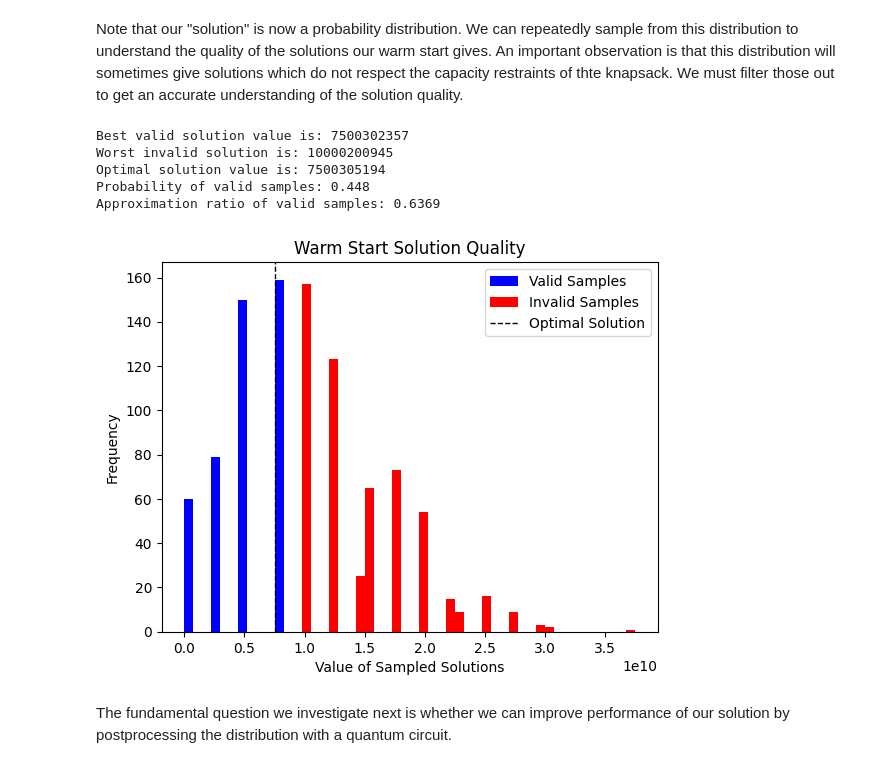
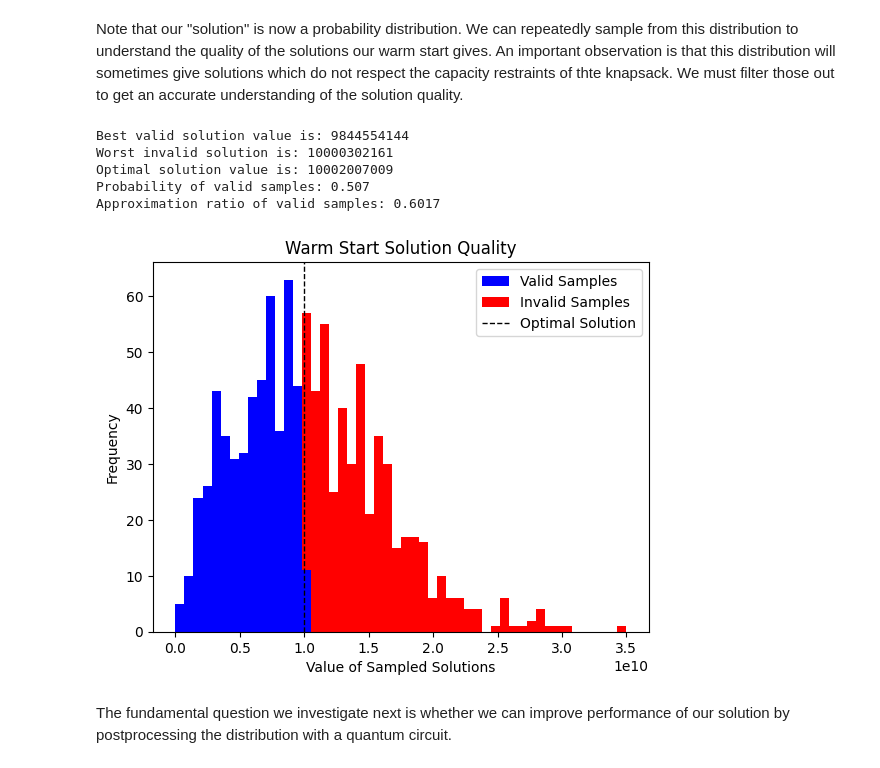
Before and after one commit to jhoule42/xQAOA_unit_commitment, a Jupyter notebook: demo.ipynb, the cells around one changed output. Cells and saved outputs as stored; diff of their text form; code cells hidden in the pictures.

Commit message:
simulation results for Hard/n_100_c_10000000000_g_5_f_0.3_eps_1e-05_s_300.knap

```diff
--- a/demo.ipynb
+++ b/demo.ipynb
@@ -14,0 +14,15 @@ from qiskit.converters import circuit_to_dag, dag_to_circuit
+# %%
+from scripts.utils.generate_problem_instances import get_knapsack_instance
+
+n, weights, values, capacity, frac= get_knapsack_instance(
+    profit=False,
+    inversely_strongly_correlated=True,
+    random_ratio=False,
+    use_hard_data=True,
+    real_dataset_name="Hard",
+    num_hard_instances=20,
+    instance_index= 10,
+    n=100,
+    d=3,
+    frac=0.09
+)
@@ -21,23 +60,10 @@ To begine we initialize our hard knapsack distribution, including the capacity c
 # %%
-from collections import Counter
-
-n = 100  # Number of items
-frac = 0.3 # Fraction of total weight to set as capacity
-
-def generate_random_ratio(n, ratio_range = 0.005):
-    weights = np.random.randint(300, 500, n)
-    ratios = np.random.uniform(1- ratio_range, 1, n)
-    values = weights * ratios
-    return weights, values
-
-[weights,values] = generate_random_ratio(n, ratio_range=0.01) # create the list of knapsack items
-
-capacity = frac * np.sum(weights)  # Set weight limit to some % of total weight
 
 # Plot the knapsack items
 plt.scatter(weights, values, color='blue', marker='o', label='Knapsack Items')
 plt.title('Generated Knapsack Items')
 plt.xlabel('Weights')
+plt.xscale('log')
 plt.ylabel('Values')
 plt.legend()
 plt.grid(True)
@@ -110,16 +89,15 @@ Now lets solve the problem with Gurobi and plot the optimal solution.
 # %%
 # Solve the knapsack problem using Gurobi
 result_gurobi = gurobi_knapsack_solver(values, weights, capacity, verbose=False,
-                                        time_limit=60,
-                                        optimality_gap=1e-20,
-                                        feasibility_tolerance=1e-9)
+                                        optimality_gap=1e-3,
+                                        feasibility_tolerance=1e-3)
 
 optimal_value = result_gurobi['total_value']
 optimal_weight = result_gurobi['total_weight']
 
-print(f"Knapsack Capacity: {capacity}")
-print(f"Total Value of optimal solution: {result_gurobi['total_value']}")
-print(f"Total Weight of optimal solution: {result_gurobi['total_weight']}")
+print(f"Knapsack Capacity: {format(capacity,'.4e')}")
+print(f"Total Value of optimal solution: {format(result_gurobi['total_value'],'.4e')}")
+print(f"Total Weight of optimal solution: {format(result_gurobi['total_weight'],'.4e')}")
 print(f"Runtime: {result_gurobi['runtime']:.6f} seconds")
 
 # Lets also plot the Gurobi solutions
@@ -290,41 +268,41 @@ plt.show()
 Note that our "solution" is now a probability distribution. We can repeatedly sample from this distribution to understand the quality of the solutions our warm start gives. An important observation is that this distribution will sometimes give solutions which do not respect the capacity restraints of thte knapsack. We must filter those out to get an accurate understanding of the solution quality.
 # %%
 # Pick k = 10 since it gives a gives a good balance between the uniform and lazy greedy distributions.
-k = 1
+k = 10
 smoothed_distribution = construct_smoothed_lazy_greedy_distribution(weights, values, capacity, k)
 
 # Now sample from this distribtion
 num_samples = 1000
 samples = np.random.rand(num_samples, len(weights)) < smoothed_distribution
 total_values = np.sum(samples * values, axis=1)
 total_weights = np.sum(samples * weights, axis=1)
 valid_samples = total_weights <= capacity
 
 # Some nice to have statistics
 probability_valid = np.sum(valid_samples) / num_samples
 approxmation_ratio_of_valid = np.mean(total_values[valid_samples]) / optimal_value
 
 # Lets make a histogram showing the total value of the samples
 plt.figure()
 plt.hist([total_values[valid_samples],total_values[~valid_samples]], bins=50, stacked = True, color=['blue','red'], label=['Valid Samples', 'Invalid Samples'])
 plt.axvline(optimal_value, color='black', linestyle='dashed', linewidth=1, label='Optimal Solution')
 plt.title('Warm Start Solution Quality')
 plt.xlabel('Value of Sampled Solutions')
 plt.ylabel('Frequency')
 plt.legend()
 
 print(f"Best valid solution value is: {np.max(total_values[valid_samples])}")
 print(f"Worst invalid solution is: {np.min(total_values[~valid_samples])}")
 print(f"Optimal solution value is: {optimal_value}")
 print(f"Probability of valid samples: {probability_valid}")
 print(f"Approximation ratio of valid samples: {approxmation_ratio_of_valid:.4f}")
 # %% [output]
-Best valid solution value is: 7500302357
-Worst invalid solution is: 10000200945
-Optimal solution value is: 7500305194
-Probability of valid samples: 0.448
-Approximation ratio of valid samples: 0.6369
+Best valid solution value is: 9844554144
+Worst invalid solution is: 10000302161
+Optimal solution value is: 10002007009
+Probability of valid samples: 0.507
+Approximation ratio of valid samples: 0.6017
-[figure, old version]
+[figure, new version]
 # %% [markdown]
 The fundamental question we investigate next is whether we can improve performance of our solution by postprocessing the distribution with a quantum circuit.
 # %% [markdown]
```
Also changed, not shown: parts of 52 cells of this notebook, 23 other files.
